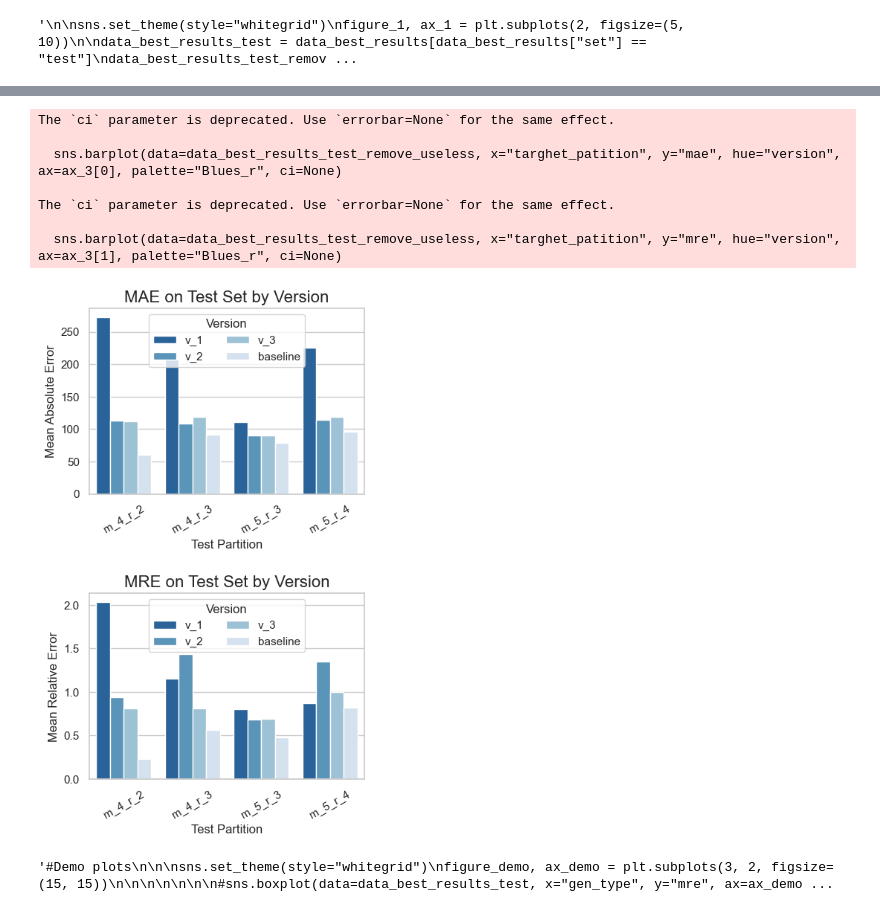
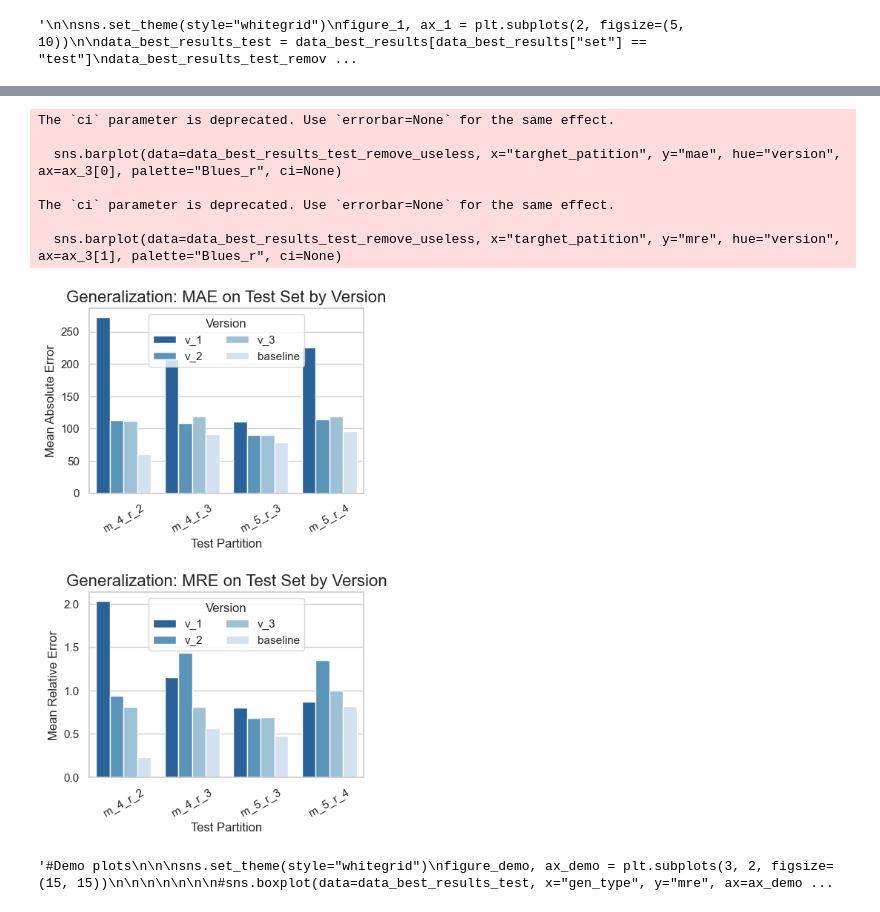
Before and after one commit to muraronicola/Approximating-volume-computations-via-GNNs, a Jupyter notebook: Generalization.ipynb, the cells around one changed output, grey strips where cells are left out. Drawn from its saved outputs; the diff is of its cells as text; code cells hidden in the pictures.

Commit message:
update title plots

```diff
--- a/Generalization.ipynb
+++ b/Generalization.ipynb
@@ -162,36 +162,36 @@ Passing `palette` without assigning `hue` is deprecated and will be removed in v
 # %%
 sns.set_theme(style="whitegrid")
 figure_3, ax_3 = plt.subplots(2, figsize=(5, 8))
 
 data_best_results_test = data_best_results[data_best_results["set"] == "test"]
 data_best_results_test_remove_useless = data_best_results_test[data_best_results_test["targhet_patition"] != "m_3_r_2"]
 
 
 sns.barplot(data=data_best_results_test_remove_useless, x="targhet_patition", y="mae", hue="version", ax=ax_3[0], palette="Blues_r", ci=None)
-ax_3[0].set_title("MAE on Test Set by Version", fontsize=16)
+ax_3[0].set_title("Generalization: MAE on Test Set by Version", fontsize=16)
 ax_3[0].set_xlabel("Test Partition")
 ax_3[0].set_ylabel("Mean Absolute Error")
 ax_3[0].legend(title="Version", loc='upper center', ncols=2)
 ax_3[0].set_xticklabels(ax_3[0].get_xticklabels(), rotation=30)
 
 
 sns.barplot(data=data_best_results_test_remove_useless, x="targhet_patition", y="mre", hue="version", ax=ax_3[1], palette="Blues_r", ci=None)
-ax_3[1].set_title("MRE on Test Set by Version", fontsize=16)
+ax_3[1].set_title("Generalization: MRE on Test Set by Version", fontsize=16)
 ax_3[1].set_xlabel("Test Partition")
 ax_3[1].set_ylabel("Mean Relative Error")
 ax_3[1].legend(title="Version", loc='upper center', ncols=2)
 ax_3[1].set_xticklabels(ax_3[1].get_xticklabels(), rotation=30)
 
 figure_3.tight_layout(pad=2.0)
 # %% [output]
 The `ci` parameter is deprecated. Use `errorbar=None` for the same effect.
 
   sns.barplot(data=data_best_results_test_remove_useless, x="targhet_patition", y="mae", hue="version", ax=ax_3[0], palette="Blues_r", ci=None)
 
 The `ci` parameter is deprecated. Use `errorbar=None` for the same effect.
 
   sns.barplot(data=data_best_results_test_remove_useless, x="targhet_patition", y="mre", hue="version", ax=ax_3[1], palette="Blues_r", ci=None)
-[figure, old version]
+[figure, new version]
 # %%
 """#Demo plots
 
```
Also changed, not shown: parts of 2 cells of this notebook, 3 other files.
